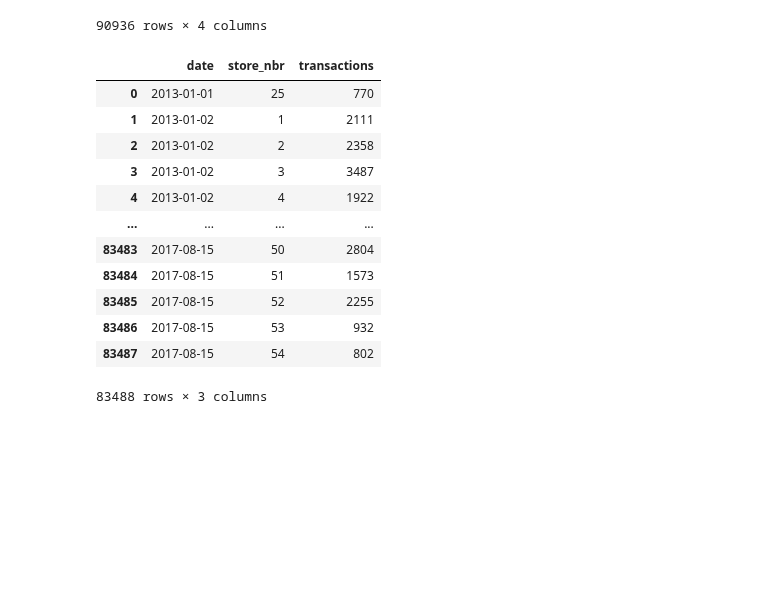
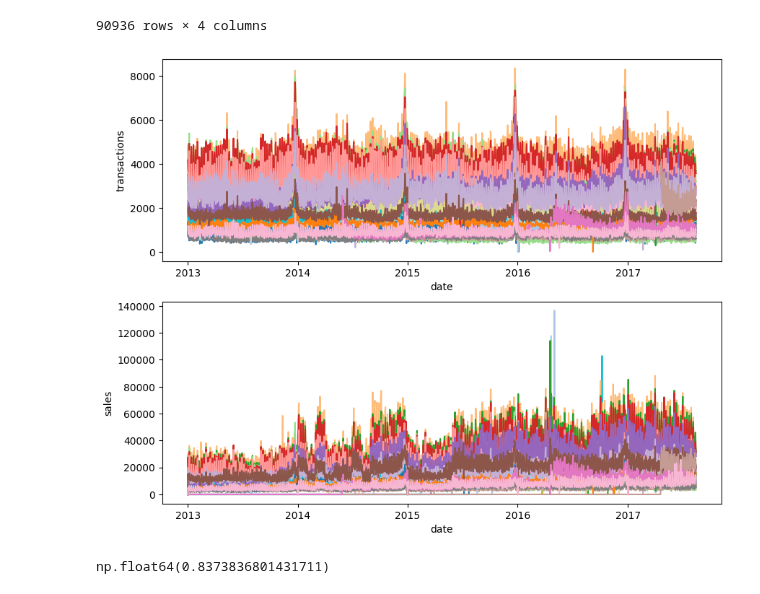
Before and after one commit to Grelatif/Data_Science, a Jupyter notebook: Projects/Temporal_Series/Store_Sales_Forecast/notebooks/notebook.ipynb, the cells around one changed output. Drawn from its saved outputs; the diff is of its cells as text; code cells hidden in the pictures; blank space fills up the shorter version.

```diff
--- a/Projects/Temporal_Series/Store_Sales_Forecast/notebooks/notebook.ipynb
+++ b/Projects/Temporal_Series/Store_Sales_Forecast/notebooks/notebook.ipynb
@@ -230,19 +230,47 @@ memory usage: 1.9 MB
 | 90935 | 2017-08-15 | 54 | 12666.858000 | 802.0 |
 90936 rows × 4 columns
 # %%
-sales_df
-transactions_df
+# OK now let's plot
+# let's color by store
+
+# Make one plot
+# plt.figure(figsize = (10,8))
+# # sns.scatterplot(sales_vs_transact_df.sort_values(["store_nbr", "date"]), x = "date", y="transactions", hue = "store_nbr", palette = "tab20" )
+# sns.lineplot(sales_vs_transact_df.sort_values(["store_nbr", "date"]), x = "date", y="transactions", hue = "store_nbr", palette = "tab20" )
+# plt.legend([], [], frameon=False)  #supprime la légende
+# # plt.legend(bbox_to_anchor=(1.05, 1), loc='upper left', borderaxespad=0.)
+# plt.tight_layout()
+# plt.show()
+# #bbox_to_anchor=(1.05, 1) place la légende à droite, juste à l'extérieur du plot.
+
+
+# lineplot plus visible et préférables pour ce genre ed données temporelles régulieres
+
+
+fig, axes = plt.subplots(nrows = 2, ncols = 1 , figsize = (10,8))
+
+sns.lineplot(sales_vs_transact_df.sort_values(["store_nbr", "date"]),
+            x = "date",
+            y="transactions",
+            hue = "store_nbr",
+            palette = "tab20",
+            ax=axes[0] )
+axes[0].legend([], [], frameon=False)
+
+sns.lineplot(sales_vs_transact_df.sort_values(["store_nbr", "date"]),
+            x = "date",
+            y="sales",
+            hue = "store_nbr",
+            palette = "tab20",
+            ax=axes[1] )
+axes[1].legend([], [], frameon=False)
+plt.show()
 # %% [output]
-|  | date | store_nbr | transactions |
-| 0 | 2013-01-01 | 25 | 770 |
-| 1 | 2013-01-02 | 1 | 2111 |
-| 2 | 2013-01-02 | 2 | 2358 |
-| 3 | 2013-01-02 | 3 | 3487 |
-| 4 | 2013-01-02 | 4 | 1922 |
-| ... | ... | ... | ... |
-| 83483 | 2017-08-15 | 50 | 2804 |
-| 83484 | 2017-08-15 | 51 | 1573 |
-| 83485 | 2017-08-15 | 52 | 2255 |
-| 83486 | 2017-08-15 | 53 | 932 |
-| 83487 | 2017-08-15 | 54 | 802 |
-83488 rows × 3 columns
+[figure, added]
+# %%
+# let's compute the correlation between transactions and sales
+
+sales_vs_transact_df["transactions"].corr(sales_vs_transact_df["sales"], method="pearson")
+# 0.837 very high correlation
+# %% [output]
+np.float64(0.8373836801431711)
```
